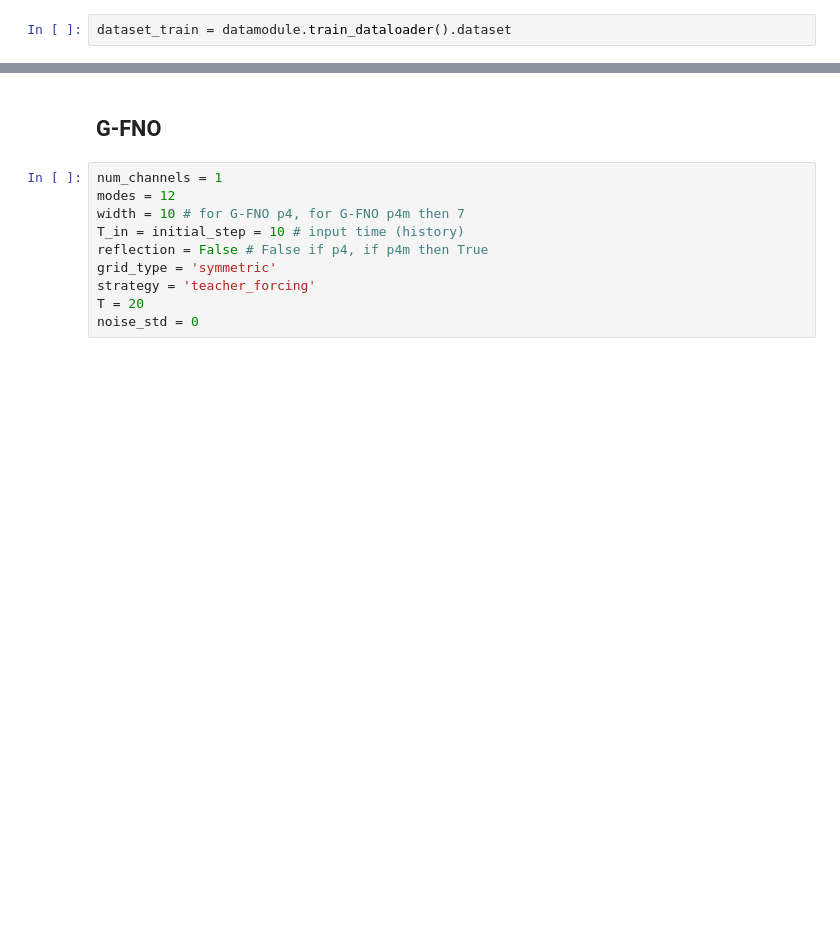
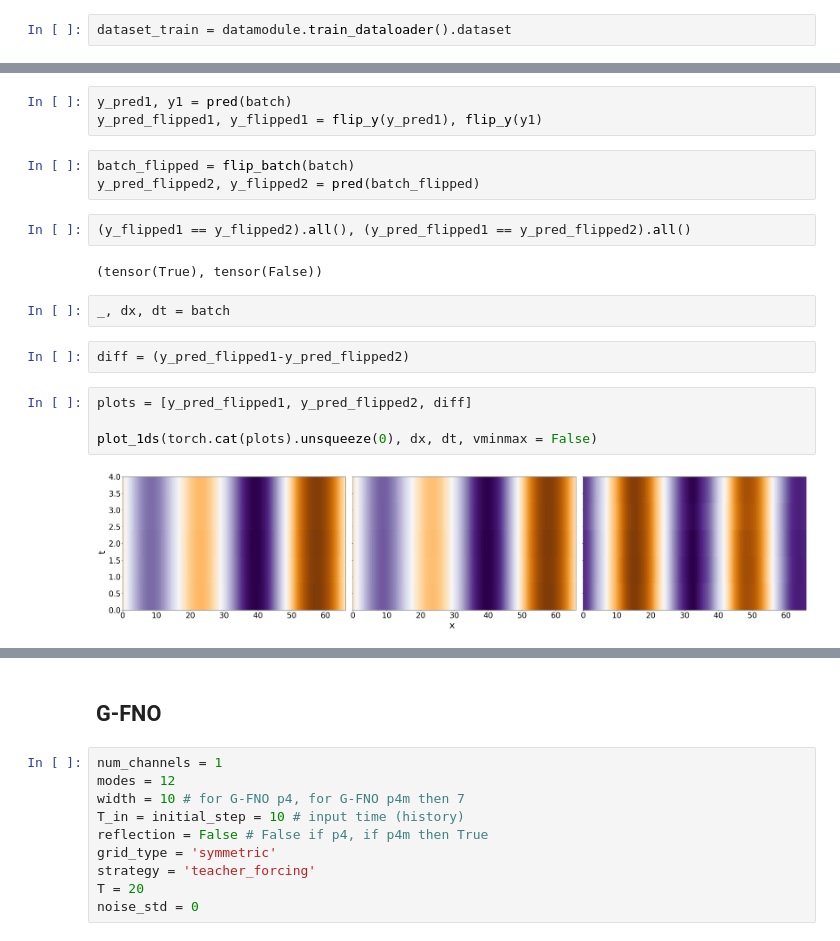
Before and after one commit to elidub/SymPDE, a Jupyter notebook: notebooks/run.ipynb, the cells around one changed output, grey strips where cells are left out. Cells and saved outputs as stored; diff of their text form; blank space fills up the shorter version.

```diff
--- a/notebooks/run.ipynb
+++ b/notebooks/run.ipynb
@@ -138,0 +126,20 @@ model.log_fig(batch, y_pred.detach())
+# %%
+y_pred1, y1 = pred(batch)
+y_pred_flipped1, y_flipped1 = flip_y(y_pred1), flip_y(y1)
+# %%
+batch_flipped = flip_batch(batch)
+y_pred_flipped2, y_flipped2 = pred(batch_flipped)
+# %%
+(y_flipped1 == y_flipped2).all(), (y_pred_flipped1 == y_pred_flipped2).all()
+# %% [output]
+(tensor(True), tensor(False))
+# %%
+_, dx, dt = batch
+# %%
+diff = (y_pred_flipped1-y_pred_flipped2)
+# %%
+plots = [y_pred_flipped1, y_pred_flipped2, diff]
+
+plot_1ds(torch.cat(plots).unsqueeze(0), dx, dt, vminmax = False)
+# %% [output]
+[figure, added]
```
Also changed, not shown: parts of 20 cells of this notebook, 7 other files.
